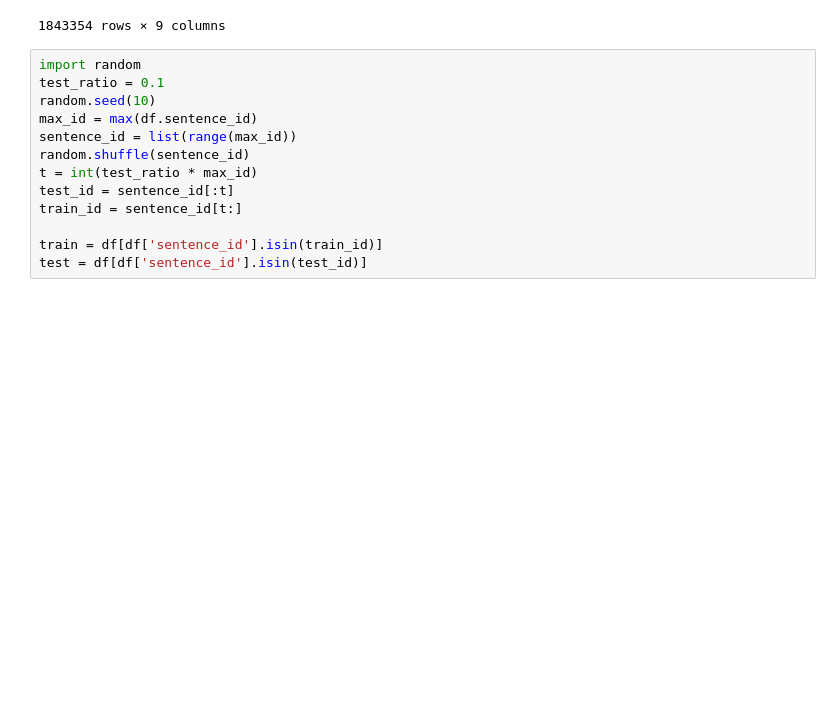
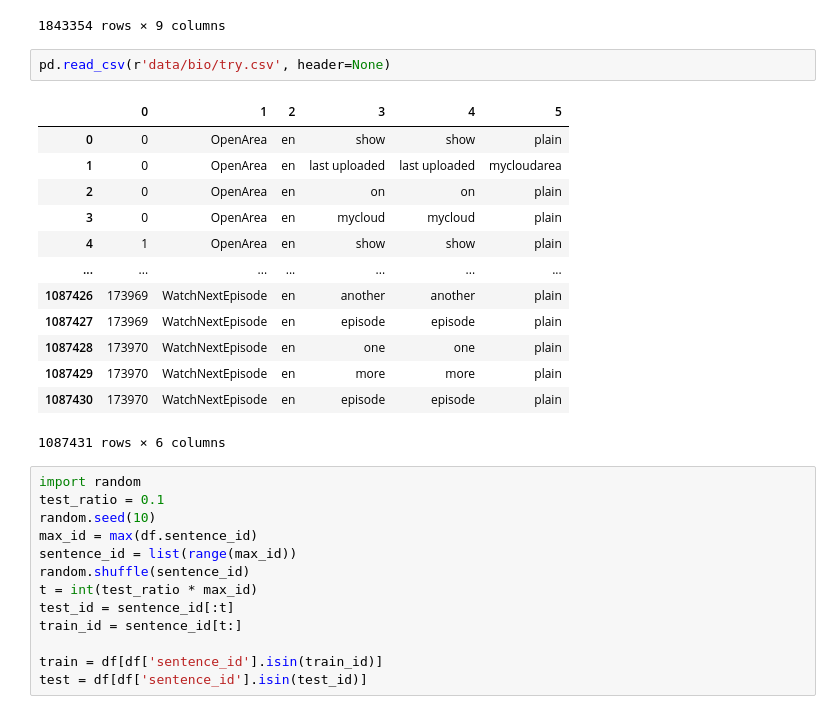
Before and after one commit to sting1000/generator, a Jupyter notebook: ner.ipynb, the cells around one changed output. Saved outputs shown, nothing was run; the diff lists cells and outputs as text; blank space fills up the shorter version.

```diff
--- a/ner.ipynb
+++ b/ner.ipynb
@@ -33,6 +33,22 @@ df
 | 1843352 | 173970 | WatchNextEpisode | en | episode | episode | plain | episode | 3 | O |
 | 1843353 | 173970 | Pad | NaN | NaN | NaN | plain | <sos> | 0 | O |
 1843354 rows × 9 columns
+# %%
+pd.read_csv(r'data/bio/try.csv', header=None)
+# %% [output]
+|  | 0 | 1 | 2 | 3 | 4 | 5 |
+| 0 | 0 | OpenArea | en | show | show | plain |
+| 1 | 0 | OpenArea | en | last uploaded | last uploaded | mycloudarea |
+| 2 | 0 | OpenArea | en | on | on | plain |
+| 3 | 0 | OpenArea | en | mycloud | mycloud | plain |
+| 4 | 1 | OpenArea | en | show | show | plain |
+| ... | ... | ... | ... | ... | ... | ... |
+| 1087426 | 173969 | WatchNextEpisode | en | another | another | plain |
+| 1087427 | 173969 | WatchNextEpisode | en | episode | episode | plain |
+| 1087428 | 173970 | WatchNextEpisode | en | one | one | plain |
+| 1087429 | 173970 | WatchNextEpisode | en | more | more | plain |
+| 1087430 | 173970 | WatchNextEpisode | en | episode | episode | plain |
+1087431 rows × 6 columns
 # %%
 import random
 test_ratio = 0.1
```
Also changed, not shown: parts of 1 cell of this notebook, 1 other file.
